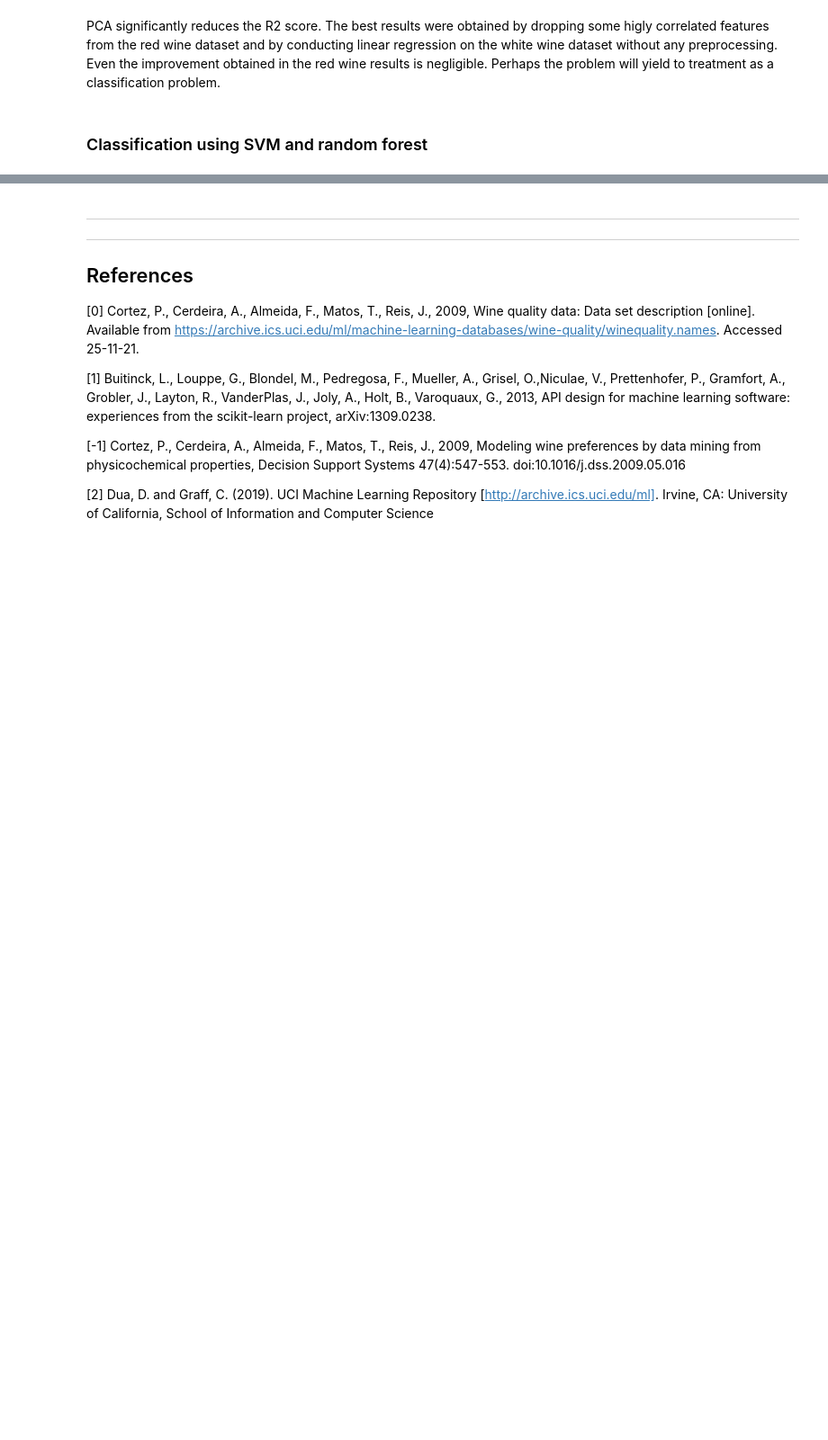
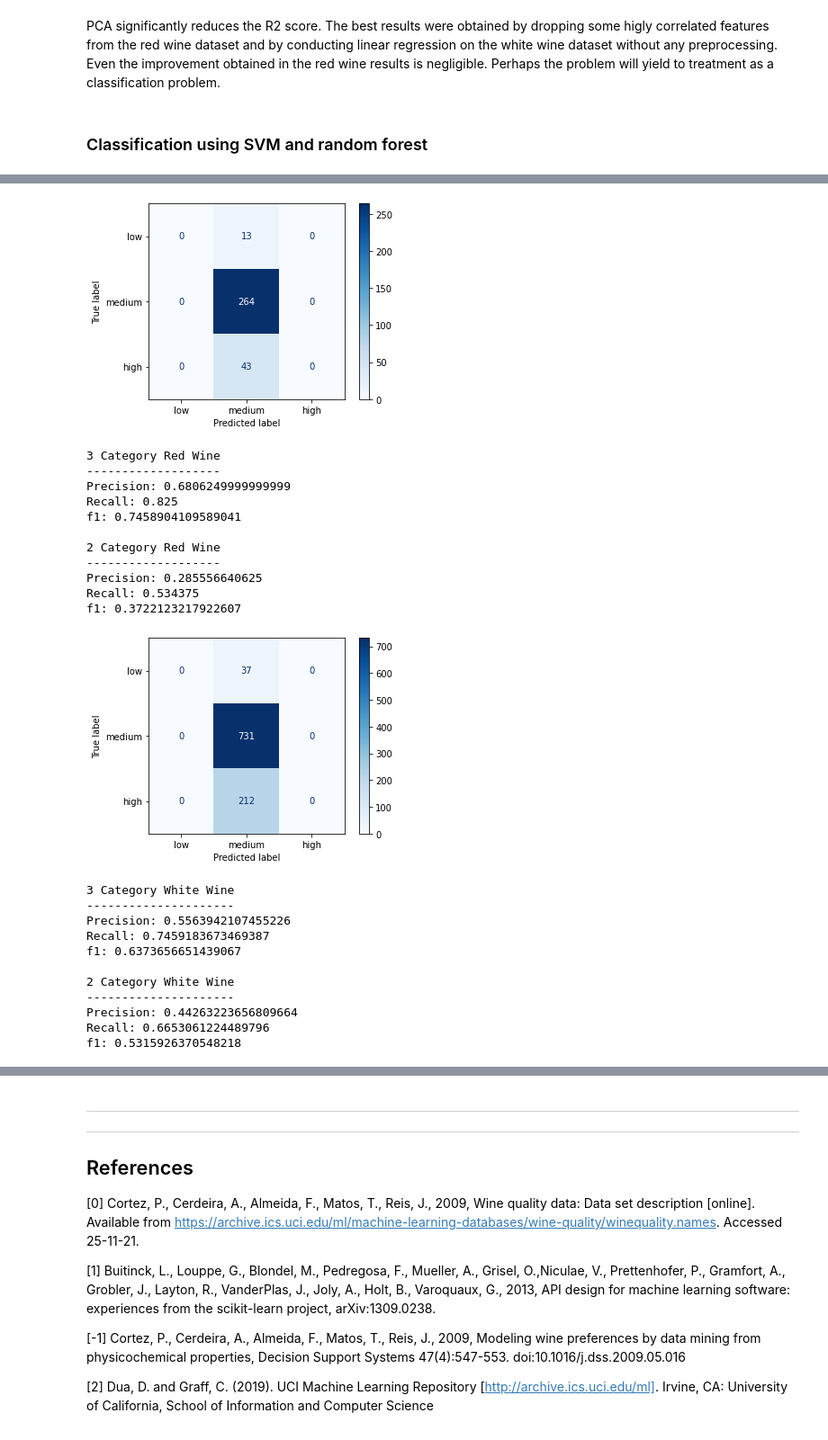
Before and after one commit to fod/machine-learning-statistics, a Jupyter notebook: scikit-learn.ipynb, the cells around one changed output, grey strips where cells are left out. Shown at 90% size. Drawn from its saved outputs; the diff is of its cells as text; code cells hidden in the pictures; blank space fills up the shorter version.

Commit message:
Dummy classifications

```diff
--- a/scikit-learn.ipynb
+++ b/scikit-learn.ipynb
@@ -179,18 +179,18 @@ The full range quality y_train and y_test sets have already been created. Now th
 # and remove the column from the X value datasets
 # Red wine
 # 3 Category
-y_train_cat_rw, y_test_cat_rw = X_train_rw['quality_cat_3'], X_test_rw['quality_cat_3']
+y_train_cat3_rw, y_test_cat3_rw = X_train_rw['quality_cat_3'], X_test_rw['quality_cat_3']
 X_train_rw, X_test_rw = X_train_rw.drop('quality_cat_3', axis=1), X_test_rw.drop('quality_cat_3', axis=1)
 # 2 Category
-y_train_cat_rw, y_test_cat_rw = X_train_rw['quality_cat_2'], X_test_rw['quality_cat_2']
+y_train_cat2_rw, y_test_cat2_rw = X_train_rw['quality_cat_2'], X_test_rw['quality_cat_2']
 X_train_rw, X_test_rw = X_train_rw.drop('quality_cat_2', axis=1), X_test_rw.drop('quality_cat_2', axis=1)
 
 # White wine
 # 3 Category
-y_train_cat_ww, y_test_cat_ww = X_train_ww['quality_cat_3'], X_test_ww['quality_cat_3']
+y_train_cat3_ww, y_test_cat3_ww = X_train_ww['quality_cat_3'], X_test_ww['quality_cat_3']
 X_train_ww, X_test_ww = X_train_ww.drop('quality_cat_3', axis=1), X_test_ww.drop('quality_cat_3', axis=1)
 # 2 Category
-y_train_cat_ww, y_test_cat_ww = X_train_ww['quality_cat_2'], X_test_ww['quality_cat_2']
+y_train_cat2_ww, y_test_cat2_ww = X_train_ww['quality_cat_2'], X_test_ww['quality_cat_2']
 X_train_ww, X_test_ww = X_train_ww.drop('quality_cat_2', axis=1), X_test_ww.drop('quality_cat_2', axis=1)
 # %% [markdown]
 ## Explore the dataset
@@ -884,0 +895,71 @@ PCA significantly reduces the R2 score. The best results were obtained by droppi
+# %%
+# Classify both wine datasets with the dummy classifier
+for w in ('rw', 'ww'):
+
+    # ensure the variables are pointing to the correct datasets
+    X_train = X_train_rw if w == 'rw' else X_train_ww
+    X_test = X_test_rw if w == 'rw' else X_test_ww
+    y_train_cat3 = y_train_cat3_rw if w == 'rw' else y_train_cat3_ww
+    y_test_cat3 = y_test_cat3_rw if w == 'rw' else y_test_cat3_ww
+    y_train_cat2 = y_train_cat2_rw if w == 'rw' else y_train_cat2_ww
+    y_test_cat2 = y_test_cat2_rw if w == 'rw' else y_test_cat2_ww
+    name = 'Red Wine' if w == 'rw' else 'White Wine'
+
+    # The dummy classifier always returns 1
+    dummy = DummyClassifier(strategy='constant', constant=1)
+    # Fit to 3 category data and predict on test data
+    dummy.fit(X_train, y_train_cat3)
+    y_pred = dummy.predict(X_test)
+
+    # Calculate the confusion matrix
+    ConfusionMatrixDisplay.from_predictions(y_test_cat3, y_pred,
+                                            display_labels=['low', 'medium', 'high'],
+                                            cmap=plt.cm.Blues,
+                                            normalize=None)
+    plt.grid(False)
+    plt.show()
+
+    # Calculate the metrics and print
+    print(f"3 Category {name}")
+    print("-" * len(f"3 Category {name}"))
+    precision = precision_score(y_test_cat3, y_pred, average='weighted', zero_division=0)
+    recall = recall_score(y_test_cat3, y_pred, average='weighted')
+    f1 = f1_score(y_test_cat3, y_pred, average='weighted')
+    print(f"Precision: {precision}\nRecall: {recall}\nf1: {f1}\n")
+
+    # Fit to 2 category data and predict on test data
+    dummy.fit(X_train, y_train_cat2)
+    y_pred = dummy.predict(X_test)
+
+    # Calculate the metrics and print
+    print(f"2 Category {name}")
+    print("-" * len(f"2 Category {name}"))
+    precision = precision_score(y_test_cat2, y_pred, average='weighted', zero_division=0)
+    recall = recall_score(y_test_cat2, y_pred, average='weighted')
+    f1 = f1_score(y_test_cat2, y_pred, average='weighted')
+    print(f"Precision: {precision}\nRecall: {recall}\nf1: {f1}\n")
+# %% [output]
+[figure, added]
+3 Category Red Wine
+-------------------
+Precision: 0.6806249999999999
+Recall: 0.825
+f1: 0.7458904109589041
+
+2 Category Red Wine
+-------------------
+Precision: 0.285556640625
+Recall: 0.534375
+f1: 0.3722123217922607
+[figure, added]
+3 Category White Wine
+---------------------
+Precision: 0.5563942107455226
+Recall: 0.7459183673469387
+f1: 0.6373656651439067
+
+2 Category White Wine
+---------------------
+Precision: 0.44263223656809664
+Recall: 0.6653061224489796
+f1: 0.5315926370548218
```
Also changed, not shown: parts of 9 cells of this notebook.
